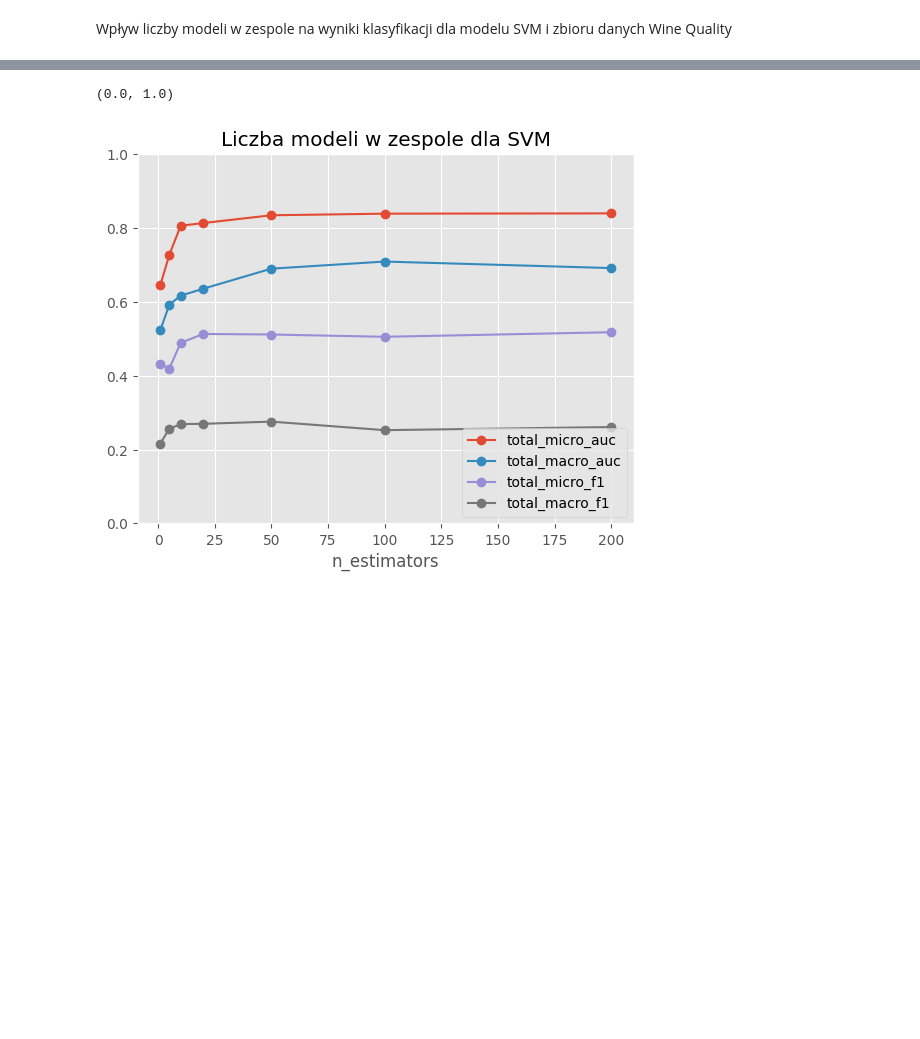
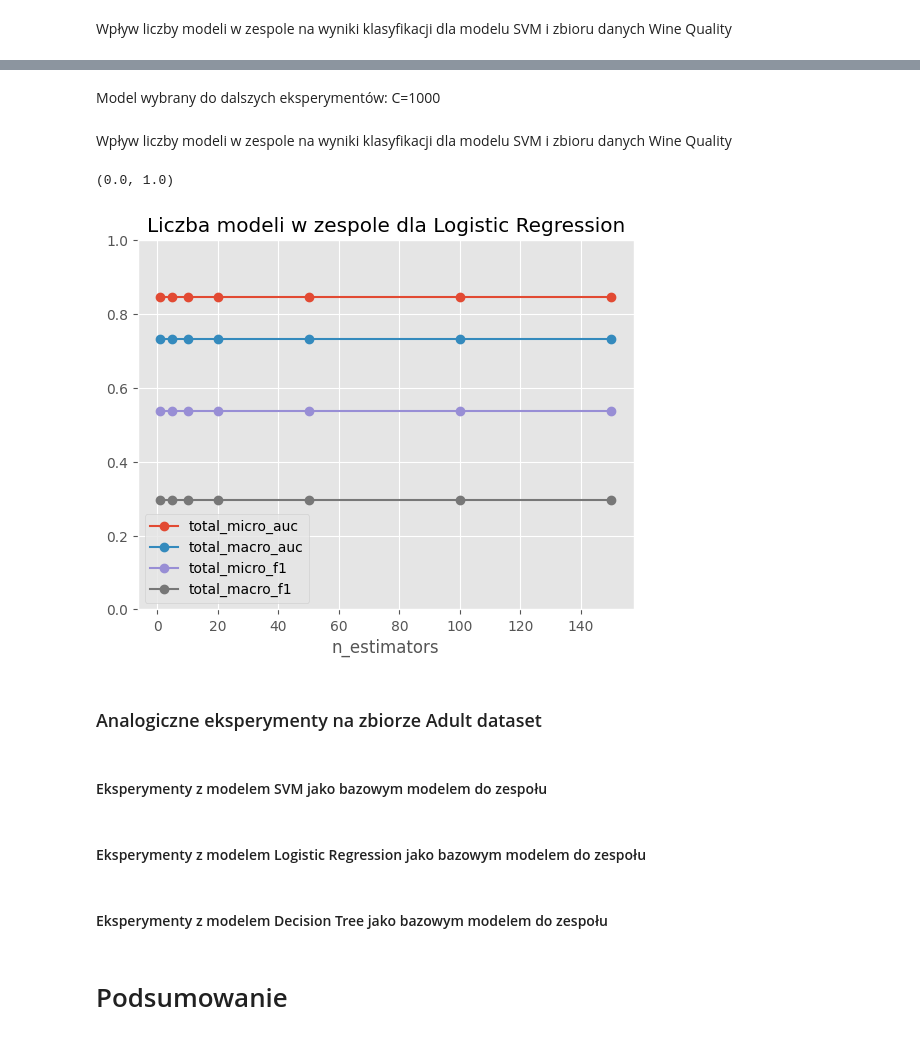
Before and after one commit to WojciechGierulski/ZUM23L, a Jupyter notebook: notebook.ipynb, the cells around one changed output, grey strips where cells are left out. Saved outputs shown, nothing was run; the diff lists cells and outputs as text; code cells hidden in the pictures; blank space fills up the shorter version.

```diff
--- a/notebook.ipynb
+++ b/notebook.ipynb
@@ -162,0 +263,9 @@ for n_estimators in tqdm(n_estimators_arr):
+# %%
+plt.figure()
+for i, metric in enumerate(['total_micro_auc','total_macro_auc','total_micro_f1','total_macro_f1']):
+    plt.bar(np.array(range(len(replacements_arr))) + i*0.1, total_metrics[metric], label=metric, width=0.1)
+plt.legend(loc='best')
+plt.xlabel("sampling with replacement")
+plt.xticks(np.array(range(len(replacements_arr)))+0.15, [str(replacements) for replacements in replacements_arr], size='small', rotation=45)
+plt.title("Losowanie próbek i atrybutów ze zwracaniem")
+plt.ylim([0,1.3])
@@ -162,0 +388,19 @@ for n_estimators in tqdm(n_estimators_arr):
+# %%
+grid = [{'C': [0.001, 0.01, 0.1, 1, 10, 100, 1000]}]
+sklearn_grid = ParameterGrid(grid)
+total_metrics = pd.DataFrame()
+
+for param_grid in tqdm(sklearn_grid):
+    model = CustomBaggingClassifier(estimator=LogisticRegression,
+                                    sample_size=1,
+                                    sample_size_features=1,
+                                    sampling_with_replacement_features=False,
+                                    sampling_with_replacement=False,
+                                    n_estimators=5,
+                                    categorical_features=categorical_columns,
+                                    estimator_kwargs=param_grid)
+    metrics = get_k_fold_metrics(model, splits=5, X=X, y=y)
+    row = pd.concat([pd.DataFrame([param_grid]), metrics], axis=1)
+    total_metrics = pd.concat([total_metrics, row])
+
+total_metrics.sort_values(by='sum')
@@ -163,11 +416,39 @@ for n_estimators in tqdm(n_estimators_arr):
+# %% [markdown]
+Model wybrany do dalszych eksperymentów: C=1000
+# %% [markdown]
+Wpływ liczby modeli w zespole na wyniki klasyfikacji dla modelu SVM i zbioru danych Wine Quality
 # %%
+total_metrics = pd.DataFrame()
+n_estimators_arr = [1,5,10,20,50,100,150]
+for n_estimators in tqdm(n_estimators_arr):
+    model = CustomBaggingClassifier(estimator=LogisticRegression,
+                            sample_size=1,
+                            sample_size_features=1,
+                            sampling_with_replacement_features=False,
+                            sampling_with_replacement=False,
+                            n_estimators=n_estimators,
+                            categorical_features=categorical_columns,
+                            estimator_kwargs={'C': 1000})
+    metrics = get_train_test_metrics(model, X_train, X_test, y_train, y_test)
+    total_metrics = pd.concat([total_metrics, metrics])
+
 plt.figure()
 for metric in ['total_micro_auc','total_macro_auc','total_micro_f1','total_macro_f1']:
     plt.plot(n_estimators_arr, total_metrics[metric], '-o', label=metric)
 plt.legend(loc='best')
 plt.xlabel("n_estimators")
-plt.title("Liczba modeli w zespole dla SVM")
+plt.title("Liczba modeli w zespole dla Logistic Regression")
 plt.ylim([0,1])
 # %% [output]
 (0.0, 1.0)
-[figure, old version]
+[figure, new version]
+# %% [markdown]
+### Analogiczne eksperymenty na zbiorze Adult dataset
+# %% [markdown]
+#### Eksperymenty z modelem SVM jako bazowym modelem do zespołu
+# %% [markdown]
+#### Eksperymenty z modelem Logistic Regression jako bazowym modelem do zespołu
+# %% [markdown]
+#### Eksperymenty z modelem Decision Tree jako bazowym modelem do zespołu
+# %% [markdown]
+# Podsumowanie
```
Also changed, not shown: parts of 37 cells of this notebook, 1 other file.
